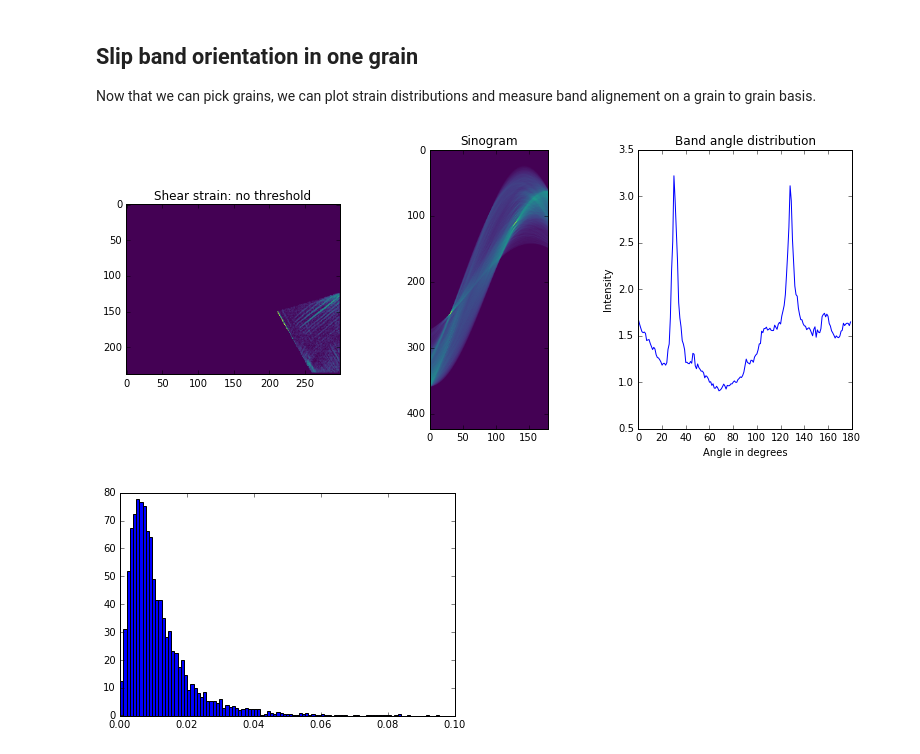
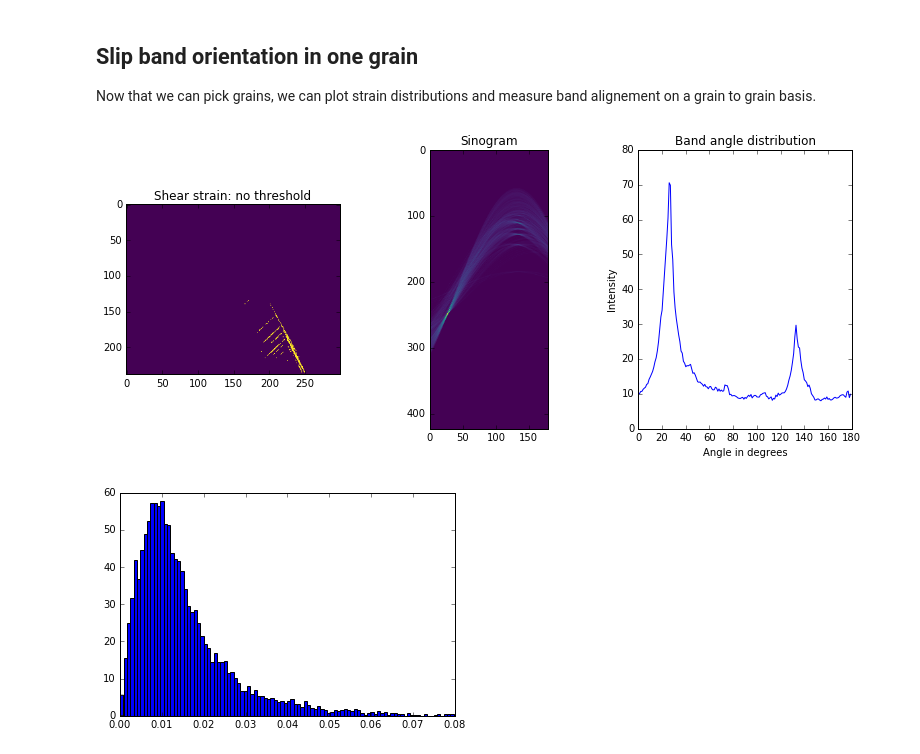
Before and after one commit to MechMicroMan/HRDIC, a Jupyter notebook: hrdic/HRDIC data analysis notebook.ipynb, the cells around one changed output. Drawn from its saved outputs; the diff is of its cells as text; code cells hidden in the pictures.

```diff
--- a/hrdic/HRDIC data analysis notebook.ipynb
+++ b/hrdic/HRDIC data analysis notebook.ipynb
@@ -418,10 +451,10 @@ plt.imshow(z,vmax=0.025,cmap='viridis')
 
 Now that we can pick grains, we can plot strain distributions and measure band alignement on a grain to grain basis.
 # %%
-z=get_grain(cropped,grain_labels,13)
-a=sb_angle(z.filled(0))
+z=get_grain(cropped,grain_labels,11)
+a=sb_angle(z.filled(0)>0.04)
 plt.figure()
 plt.hist(z.compressed(),bins=100,normed=True);
 # %% [output]
-[figure, old version]
+[figure, new version]
-[figure, old version]
+[figure, new version]
```
Also changed, not shown: parts of 7 cells of this notebook, 1 other file.
